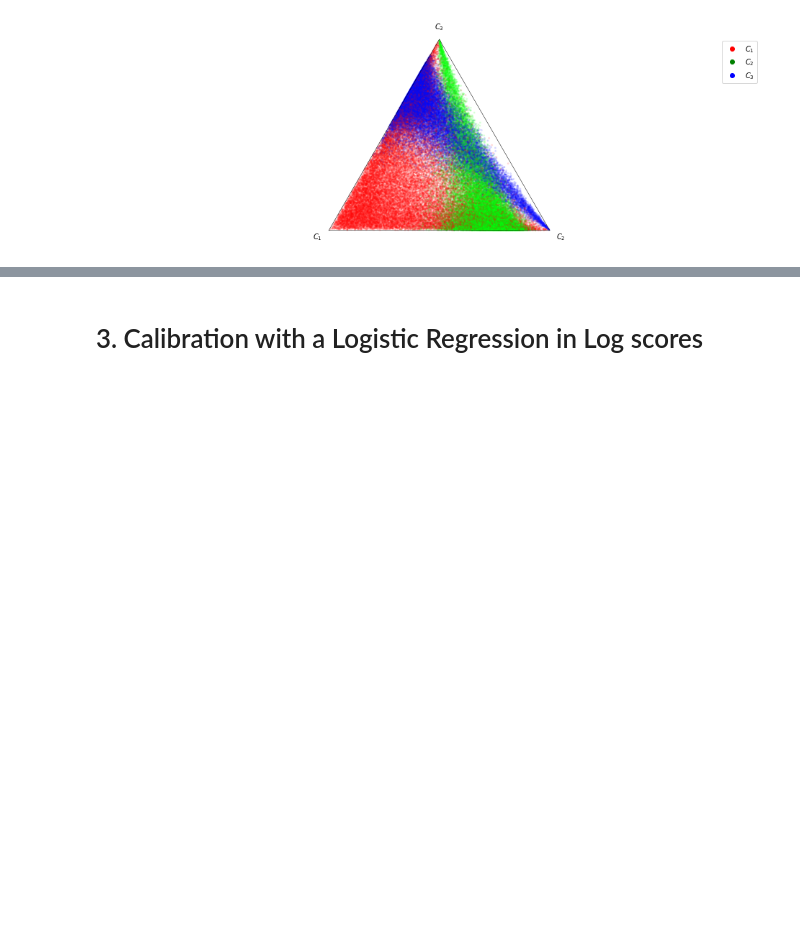
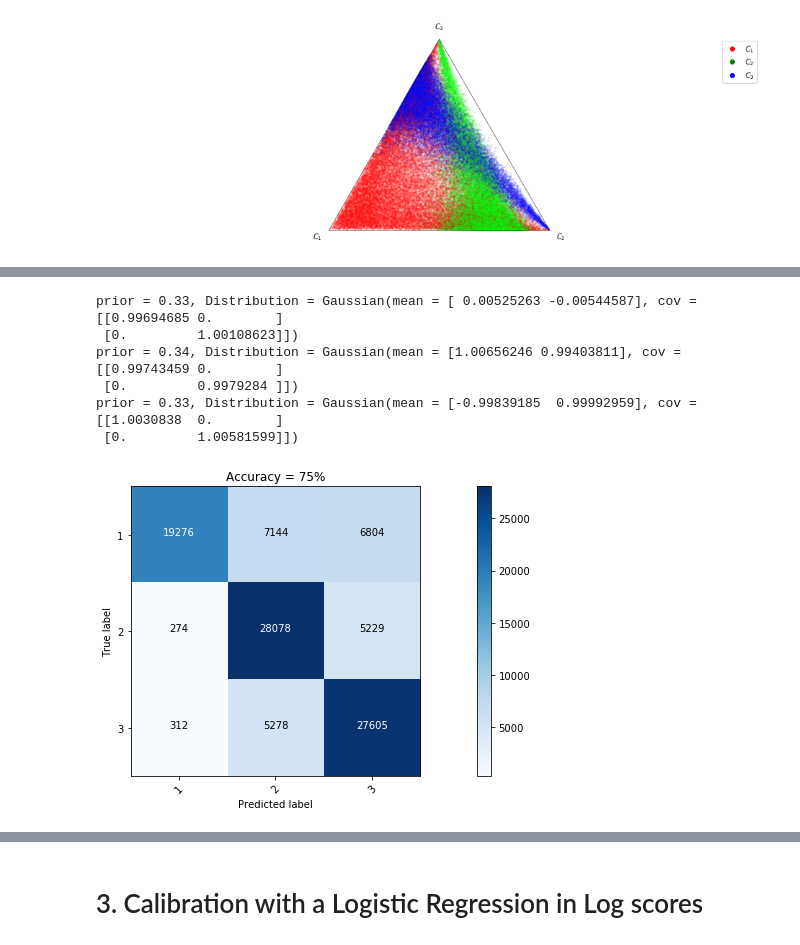
Before and after one commit to dirichletcal/experiments_neurips, a Jupyter notebook: notebooks/synthetic_data_gaussian_mixture_example.ipynb, the cells around one changed output, grey strips where cells are left out. Drawn from its saved outputs; the diff is of its cells as text; code cells hidden in the pictures; blank space fills up the shorter version.

```diff
--- a/notebooks/synthetic_data_gaussian_mixture_example.ipynb
+++ b/notebooks/synthetic_data_gaussian_mixture_example.ipynb
@@ -187,0 +196,32 @@ draw_tri_samples(p_pred, Y_bin, s=15, marker='.', alpha=0.1, handles=[c1_mark, c
+# %%
+classes = np.unique(Y)
+n_classes = len(classes)
+n_features = X.shape[1]
+
+nb_priors = np.zeros((n_classes))
+nb_means = np.zeros((n_classes, n_features))
+nb_variances = np.zeros((n_classes, n_features))
+for i in classes:
+    nb_priors[i] = np.mean(Y == i)
+    for j in range(n_features):
+        nb_means[i, j] = np.mean(X[Y == i, j])
+        nb_variances[i, j] = np.std(X[Y == i, j])
+
+nb_dist = MixtureDistribution(priors=nb_priors,
+                              distributions=[Gaussian(nb_means[i], np.diag(nb_variances[i])) for i in range(n_classes)])
+
+print(nb_dist)
+
+y_pred = np.argmax(nb_dist.posterior(X), axis=1)
+
+cm = confusion_matrix(Y, y_pred)
+
+plot_confusion_matrix(cm, classes=['1', '2', '3'], title="Accuracy = {:.0f}%".format((Y == y_pred).mean()*100))
+# %% [output]
+prior = 0.33, Distribution = Gaussian(mean = [ 0.00525263 -0.00544587], cov = [[0.99694685 0.        ]
+ [0.         1.00108623]])
+prior = 0.34, Distribution = Gaussian(mean = [1.00656246 0.99403811], cov = [[0.99743459 0.        ]
+ [0.         0.9979284 ]])
+prior = 0.33, Distribution = Gaussian(mean = [-0.99839185  0.99992959], cov = [[1.0030838  0.        ]
+ [0.         1.00581599]])
+[figure, added]
```
Also changed, not shown: parts of 5 cells of this notebook, 1 other file.
